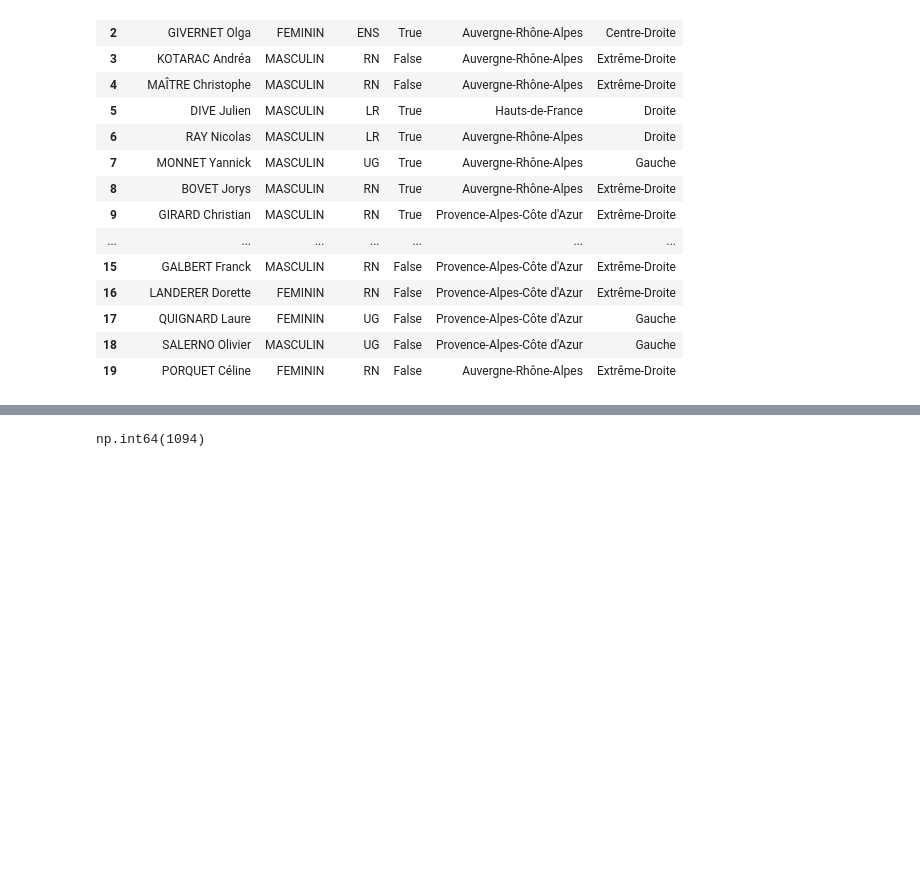
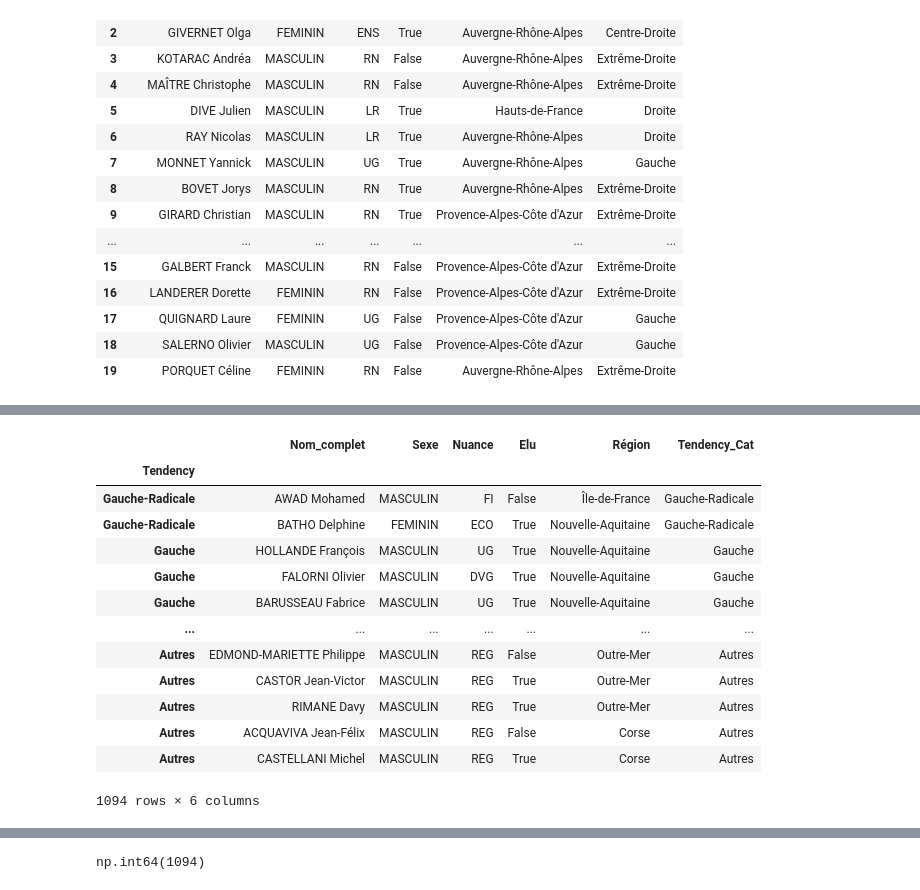
Before and after one commit to RonanRibouletPython/Data_Analysis_Job_Prep, a Jupyter notebook: Notebooks/EDA_Election_2024.ipynb, the cells around one changed output, grey strips where cells are left out. Saved outputs shown, nothing was run; the diff lists cells and outputs as text; code cells hidden in the pictures; blank space fills up the shorter version.

Commit message:
Finished candidate analysis

```diff
--- a/Notebooks/EDA_Election_2024.ipynb
+++ b/Notebooks/EDA_Election_2024.ipynb
@@ -521,0 +536,31 @@ total_candidates = df_unique_candidates["Nom_complet"].value_counts().sum()
+# %%
+tendencies_plot_order = ['Gauche-Radicale','Gauche', 'Centre', 'Centre-Droite', 'Droite', 'Extrême-Droite', 'Autres']
+# Create a new column to store the order based on the political spectrum
+tendency_count['map'] = tendency_count.index.map(lambda x: tendencies_plot_order.index(x) if x in tendencies_plot_order else -1)
+# %%
+tendency_count = pd.DataFrame(df_unique_candidates).set_index('Tendency') # Keep as DataFrame
+
+# ... rest of your code (color palette, tendencies_plot_order) ...
+
+# Create a categorical column with the desired order
+tendency_count['Tendency_Cat'] = pd.Categorical(tendency_count.index, categories=tendencies_plot_order, ordered=True)
+
+# Sort the DataFrame based on the categorical column
+tendency_count = tendency_count.sort_values('Tendency_Cat')
+# %%
+tendency_count
+# %% [output]
+|  | Nom_complet | Sexe | Nuance | Elu | Région | Tendency_Cat |
+| Tendency |  |  |  |  |  |  |
+| Gauche-Radicale | AWAD Mohamed | MASCULIN | FI | False | Île-de-France | Gauche-Radicale |
+| Gauche-Radicale | BATHO Delphine | FEMININ | ECO | True | Nouvelle-Aquitaine | Gauche-Radicale |
+| Gauche | HOLLANDE François | MASCULIN | UG | True | Nouvelle-Aquitaine | Gauche |
+| Gauche | FALORNI Olivier | MASCULIN | DVG | True | Nouvelle-Aquitaine | Gauche |
+| Gauche | BARUSSEAU Fabrice | MASCULIN | UG | True | Nouvelle-Aquitaine | Gauche |
+| ... | ... | ... | ... | ... | ... | ... |
+| Autres | EDMOND-MARIETTE Philippe | MASCULIN | REG | False | Outre-Mer | Autres |
+| Autres | CASTOR Jean-Victor | MASCULIN | REG | True | Outre-Mer | Autres |
+| Autres | RIMANE Davy | MASCULIN | REG | True | Outre-Mer | Autres |
+| Autres | ACQUAVIVA Jean-Félix | MASCULIN | REG | False | Corse | Autres |
+| Autres | CASTELLANI Michel | MASCULIN | REG | True | Corse | Autres |
+1094 rows × 6 columns
```
Also changed, not shown: parts of 5 cells of this notebook, 1 other file.
